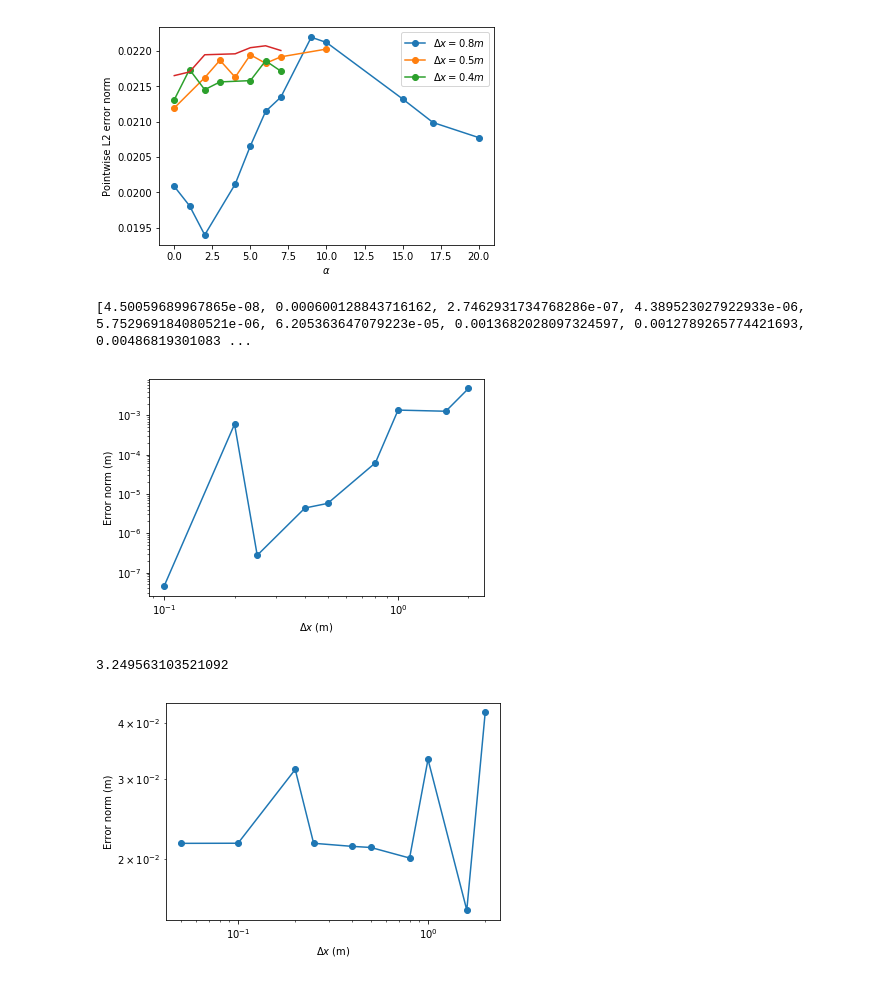
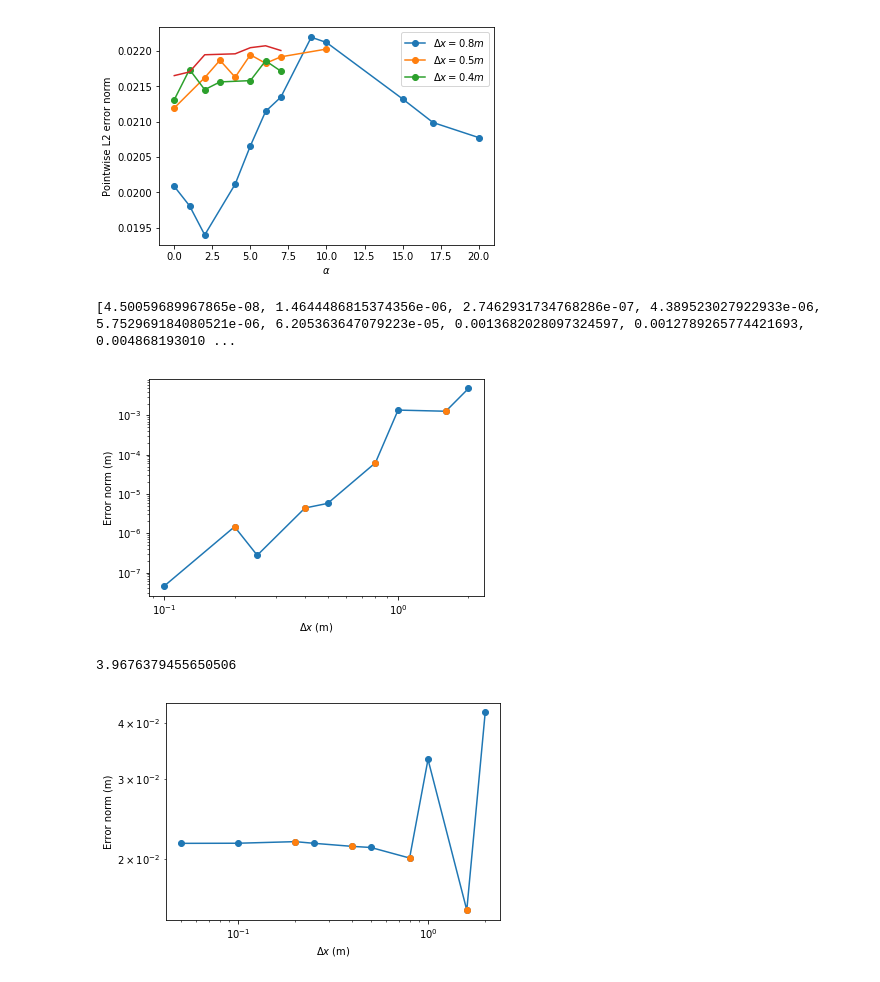
Before and after one commit to mc4117/adapt_utils, a Jupyter notebook: test_cases/trench_sed_model/Post processing adapt mesh.ipynb, the cells around one changed output. Drawn from its saved outputs; the diff is of its cells as text; code cells hidden in the pictures.

Commit message:
new trench slant file

```diff
--- a/test_cases/trench_sed_model/Post processing adapt mesh.ipynb
+++ b/test_cases/trench_sed_model/Post processing adapt mesh.ipynb
@@ -445,7 +445,7 @@ import numpy as np
 
 df_real = pd.read_csv('fixed_output/bed_trench_output_uni_4.csv')
 df_real1 = pd.read_csv('fixed_output/bed_trench_output_uni_2.0.csv')
-df_real2 = pd.read_csv('fixed_output/bed_trench_output_uni_1.0.csv')
+df_real2 = pd.read_csv('fixed_output/bed_trench_output_uni_1.csv')
 df_real3 = pd.read_csv('fixed_output/bed_trench_output_uni_0.8.csv')
 df_real4 = pd.read_csv('fixed_output/bed_trench_output_uni_0.5.csv')
 df_real5 = pd.read_csv('fixed_output/bed_trench_output_uni_0.4.csv')
@@ -467,7 +467,14 @@ error_list.append(sum([(df_real8['bath'][i] - df_real['bath'][i])**2 for i in ra
 error_list.append(sum([(df_real9['bath'][i] - df_real['bath'][i])**2 for i in range(len(df_real))]))
 print(error_list)
 
+error_list_con = []
+error_list_con.append(sum([(df_real2['bath'][i] - df_real['bath'][i])**2 for i in range(len(df_real))]))
+error_list_con.append(sum([(df_real4['bath'][i] - df_real['bath'][i])**2 for i in range(len(df_real))]))
+error_list_con.append(sum([(df_real6['bath'][i] - df_real['bath'][i])**2 for i in range(len(df_real))]))
+error_list_con.append(sum([(df_real8['bath'][i] - df_real['bath'][i])**2 for i in range(len(df_real))]))
+
 plt.loglog([0.1, 0.2, 0.25, 0.4, 0.5, 0.8, 1, 1.6, 2], error_list, '-o')
+plt.loglog([0.2, 0.4, 0.8, 1.6], error_list_con, 'o')
 plt.ylabel('Error norm (m)')
 plt.xlabel(r'$\Delta x$ (m)')
 plt.show()
@@ -480,35 +487,42 @@ print(poly[0])
 
 
 data = pd.read_csv('experimental_data.csv', header=None)
 df_exp = pd.read_csv('fixed_output/bed_trench_output4.csv')
 df_exp1 = pd.read_csv('fixed_output/bed_trench_output2.0.csv')
-df_exp2 = pd.read_csv('fixed_output/bed_trench_output1.0.csv')
+df_exp2 = pd.read_csv('fixed_output/bed_trench_output1.csv')
 df_exp3 = pd.read_csv('fixed_output/bed_trench_output0.8.csv')
 df_exp4 = pd.read_csv('fixed_output/bed_trench_output0.5.csv')
 df_exp5 = pd.read_csv('fixed_output/bed_trench_output0.4.csv')
 df_exp6 = pd.read_csv('fixed_output/bed_trench_output0.25.csv')
 df_exp7 = pd.read_csv('fixed_output/bed_trench_output0.2.csv')
 df_exp8 = pd.read_csv('fixed_output/bed_trench_output0.125.csv')
 df_exp9 = pd.read_csv('fixed_output/bed_trench_output0.1.csv')
 
 error_listexp = []
 error_listexp.append(np.sqrt(sum([(df_exp['bath'][i] - data[1].dropna()[i])**2 for i in range(len(df_exp))])))
 error_listexp.append(np.sqrt(sum([(df_exp1['bath'][i] - data[1].dropna()[i])**2 for i in range(len(df_exp))])))
 error_listexp.append(np.sqrt(sum([(df_exp2['bath'][i] - data[1].dropna()[i])**2 for i in range(len(df_exp))])))
 error_listexp.append(np.sqrt(sum([(df_exp3['bath'][i] - data[1].dropna()[i])**2 for i in range(len(df_exp))])))
 error_listexp.append(np.sqrt(sum([(df_exp4['bath'][i] - data[1].dropna()[i])**2 for i in range(len(df_exp))])))
 error_listexp.append(np.sqrt(sum([(df_exp5['bath'][i] - data[1].dropna()[i])**2 for i in range(len(df_exp))])))
 error_listexp.append(np.sqrt(sum([(df_exp6['bath'][i] - data[1].dropna()[i])**2 for i in range(len(df_exp))])))
 error_listexp.append(np.sqrt(sum([(df_exp7['bath'][i] - data[1].dropna()[i])**2 for i in range(len(df_exp))])))
 error_listexp.append(np.sqrt(sum([(df_exp8['bath'][i] - data[1].dropna()[i])**2 for i in range(len(df_exp))])))
 error_listexp.append(np.sqrt(sum([(df_exp9['bath'][i] - data[1].dropna()[i])**2 for i in range(len(df_exp))])))
 
+error_listexp_con = []
+error_listexp_con.append(np.sqrt(sum([(df_exp2['bath'][i] - data[1].dropna()[i])**2 for i in range(len(df_exp))])))
+error_listexp_con.append(np.sqrt(sum([(df_exp4['bath'][i] - data[1].dropna()[i])**2 for i in range(len(df_exp))])))
+error_listexp_con.append(np.sqrt(sum([(df_exp6['bath'][i] - data[1].dropna()[i])**2 for i in range(len(df_exp))])))
+error_listexp_con.append(np.sqrt(sum([(df_exp8['bath'][i] - data[1].dropna()[i])**2 for i in range(len(df_exp))])))
+
 plt.loglog([0.05, 0.1, 0.2, 0.25, 0.4, 0.5, 0.8, 1, 1.6, 2], error_listexp, '-o')
+plt.loglog([0.2, 0.4, 0.8, 1.6], error_listexp_con, 'o')
 plt.ylabel('Error norm (m)')
 plt.xlabel(r'$\Delta x$ (m)')
 plt.show()
 # %% [output]
-[4.50059689967865e-08, 0.000600128843716162, 2.7462931734768286e-07, 4.389523027922933e-06, 5.752969184080521e-06, 6.205363647079223e-05, 0.0013682028097324597, 0.0012789265774421693, 0.00486819301083 ...
+[4.50059689967865e-08, 1.4644486815374356e-06, 2.7462931734768286e-07, 4.389523027922933e-06, 5.752969184080521e-06, 6.205363647079223e-05, 0.0013682028097324597, 0.0012789265774421693, 0.004868193010 ...
-[figure, old version]
+[figure, new version]
-3.249563103521092
+3.9676379455650506
-[figure, old version]
+[figure, new version]
```
Also changed, not shown: parts of 2 cells of this notebook, 5 other files.
